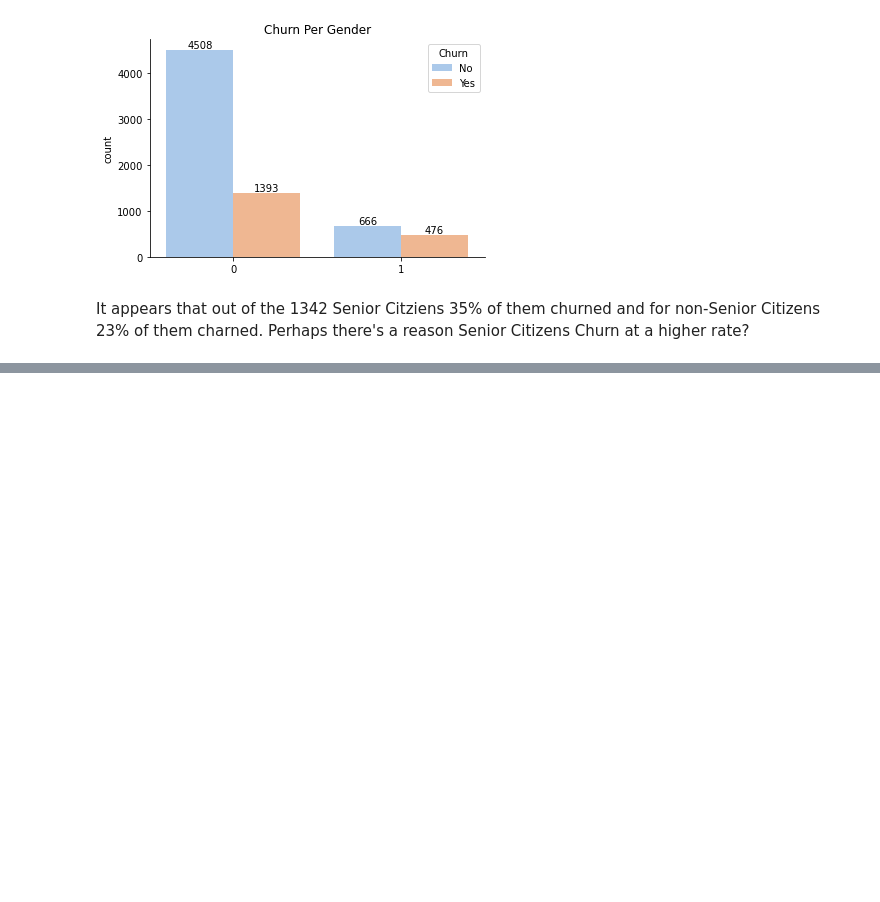
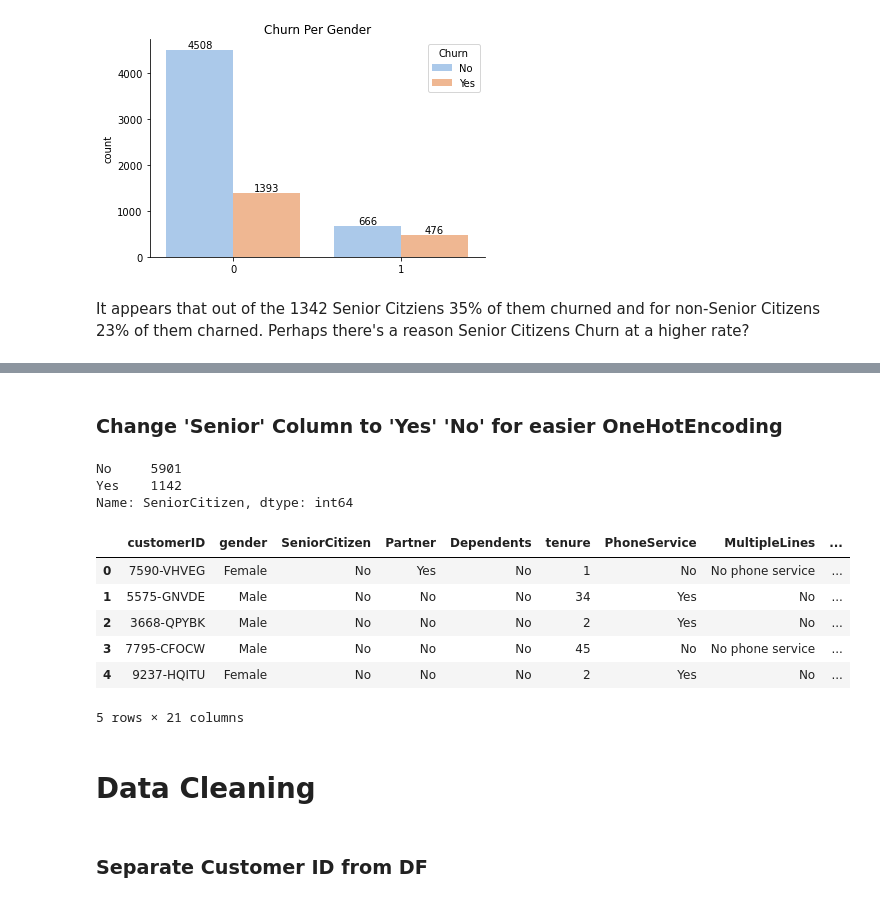
Before and after one commit to KabinAnalyzes/Machine-Learning-Portfolio, a Jupyter notebook: CHURN Classification/Churn-Classification.ipynb, the cells around one changed output, grey strips where cells are left out. Cells and saved outputs as stored; diff of their text form; code cells hidden in the pictures; blank space fills up the shorter version.

```diff
--- a/CHURN Classification/Churn-Classification.ipynb
+++ b/CHURN Classification/Churn-Classification.ipynb
@@ -84,0 +102,21 @@ It appears that out of the 1342 Senior Citziens 35% of them churned and for non-
+# %% [markdown]
+### Change 'Senior' Column to 'Yes' 'No' for easier OneHotEncoding
+# %%
+df['SeniorCitizen'].replace((1,0),('Yes', "No"),inplace=True)
+print(df['SeniorCitizen'].value_counts())
+df.head()
+# %% [output]
+No     5901
+Yes    1142
+Name: SeniorCitizen, dtype: int64
+|  | customerID | gender | SeniorCitizen | Partner | Dependents | tenure | PhoneService | MultipleLines | ... |
+| 0 | 7590-VHVEG | Female | No | Yes | No | 1 | No | No phone service | ... |
+| 1 | 5575-GNVDE | Male | No | No | No | 34 | Yes | No | ... |
+| 2 | 3668-QPYBK | Male | No | No | No | 2 | Yes | No | ... |
+| 3 | 7795-CFOCW | Male | No | No | No | 45 | No | No phone service | ... |
+| 4 | 9237-HQITU | Female | No | No | No | 2 | Yes | No | ... |
+5 rows × 21 columns
+# %% [markdown]
+# Data Cleaning
+# %% [markdown]
+### Separate Customer ID from DF
```
Also changed, not shown: parts of 9 cells of this notebook.
